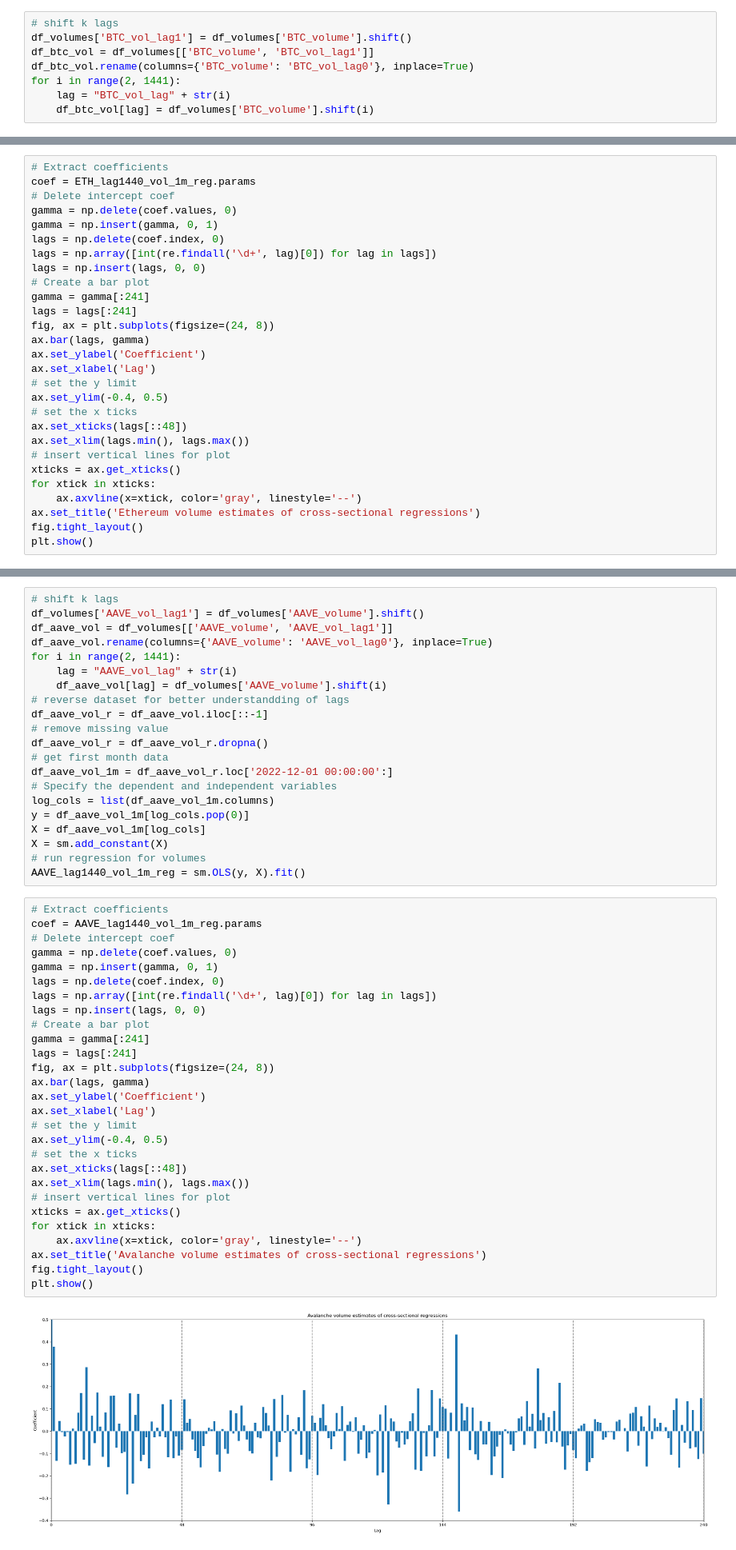
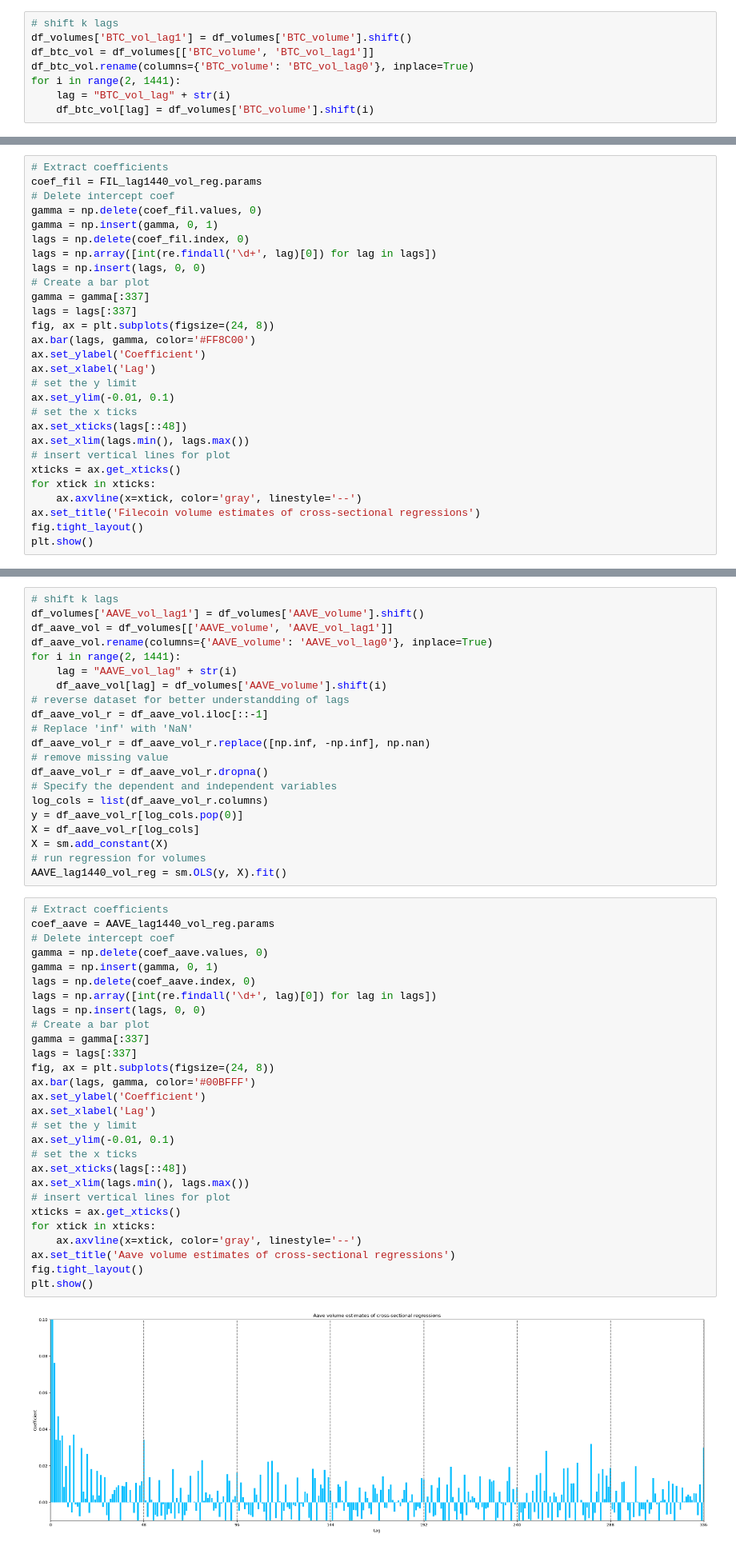
Before and after one commit to junxunliu/crypto_analysis, a Jupyter notebook: cryptocurrency_analysis.ipynb, the cells around one changed output, grey strips where cells are left out. Shown at 80% size. Drawn from its saved outputs; the diff is of its cells as text.

```diff
--- a/cryptocurrency_analysis.ipynb
+++ b/cryptocurrency_analysis.ipynb
@@ -1172,21 +1257,21 @@ ETH_lag1440_vol_1m_reg = sm.OLS(y, X).fit()
 # %%
 # Extract coefficients
-coef = ETH_lag1440_vol_1m_reg.params
+coef_fil = FIL_lag1440_vol_reg.params
 # Delete intercept coef
-gamma = np.delete(coef.values, 0)
+gamma = np.delete(coef_fil.values, 0)
 gamma = np.insert(gamma, 0, 1)
-lags = np.delete(coef.index, 0)
+lags = np.delete(coef_fil.index, 0)
 lags = np.array([int(re.findall('\d+', lag)[0]) for lag in lags])
 lags = np.insert(lags, 0, 0)
 # Create a bar plot
-gamma = gamma[:241]
-lags = lags[:241]
+gamma = gamma[:337]
+lags = lags[:337]
 fig, ax = plt.subplots(figsize=(24, 8))
-ax.bar(lags, gamma)
+ax.bar(lags, gamma, color='#FF8C00')
 ax.set_ylabel('Coefficient')
 ax.set_xlabel('Lag')
 # set the y limit
-ax.set_ylim(-0.4, 0.5)
+ax.set_ylim(-0.01, 0.1)
 # set the x ticks
 ax.set_xticks(lags[::48])
 ax.set_xlim(lags.min(), lags.max())
@@ -1194,7 +1279,7 @@ ax.set_xlim(lags.min(), lags.max())
 xticks = ax.get_xticks()
 for xtick in xticks:
     ax.axvline(x=xtick, color='gray', linestyle='--')
-ax.set_title('Ethereum volume estimates of cross-sectional regressions')
+ax.set_title('Filecoin volume estimates of cross-sectional regressions')
 fig.tight_layout()
 plt.show()
 # %% [output]
@@ -1274,44 +1299,44 @@ for i in range(2, 1441):
     df_aave_vol[lag] = df_volumes['AAVE_volume'].shift(i)
 # reverse dataset for better understandding of lags
 df_aave_vol_r = df_aave_vol.iloc[::-1]
+# Replace 'inf' with 'NaN'
+df_aave_vol_r = df_aave_vol_r.replace([np.inf, -np.inf], np.nan)
 # remove missing value
 df_aave_vol_r = df_aave_vol_r.dropna()
-# get first month data
-df_aave_vol_1m = df_aave_vol_r.loc['2022-12-01 00:00:00':]
 # Specify the dependent and independent variables
-log_cols = list(df_aave_vol_1m.columns)
-y = df_aave_vol_1m[log_cols.pop(0)]
-X = df_aave_vol_1m[log_cols]
+log_cols = list(df_aave_vol_r.columns)
+y = df_aave_vol_r[log_cols.pop(0)]
+X = df_aave_vol_r[log_cols]
 X = sm.add_constant(X)
 # run regression for volumes
-AAVE_lag1440_vol_1m_reg = sm.OLS(y, X).fit()
+AAVE_lag1440_vol_reg = sm.OLS(y, X).fit()
 # %%
 # Extract coefficients
-coef = AAVE_lag1440_vol_1m_reg.params
+coef_aave = AAVE_lag1440_vol_reg.params
 # Delete intercept coef
-gamma = np.delete(coef.values, 0)
+gamma = np.delete(coef_aave.values, 0)
 gamma = np.insert(gamma, 0, 1)
-lags = np.delete(coef.index, 0)
+lags = np.delete(coef_aave.index, 0)
 lags = np.array([int(re.findall('\d+', lag)[0]) for lag in lags])
 lags = np.insert(lags, 0, 0)
 # Create a bar plot
-gamma = gamma[:241]
-lags = lags[:241]
+gamma = gamma[:337]
+lags = lags[:337]
 fig, ax = plt.subplots(figsize=(24, 8))
-ax.bar(lags, gamma)
+ax.bar(lags, gamma, color='#00BFFF')
 ax.set_ylabel('Coefficient')
 ax.set_xlabel('Lag')
 # set the y limit
-ax.set_ylim(-0.4, 0.5)
+ax.set_ylim(-0.01, 0.1)
 # set the x ticks
 ax.set_xticks(lags[::48])
 ax.set_xlim(lags.min(), lags.max())
 # insert vertical lines for plot
 xticks = ax.get_xticks()
 for xtick in xticks:
     ax.axvline(x=xtick, color='gray', linestyle='--')
-ax.set_title('Avalanche volume estimates of cross-sectional regressions')
+ax.set_title('Aave volume estimates of cross-sectional regressions')
 fig.tight_layout()
 plt.show()
 # %% [output]
-[figure, old version]
+[figure, new version]
```
Also changed, not shown: parts of 68 cells of this notebook, 14 other files.
